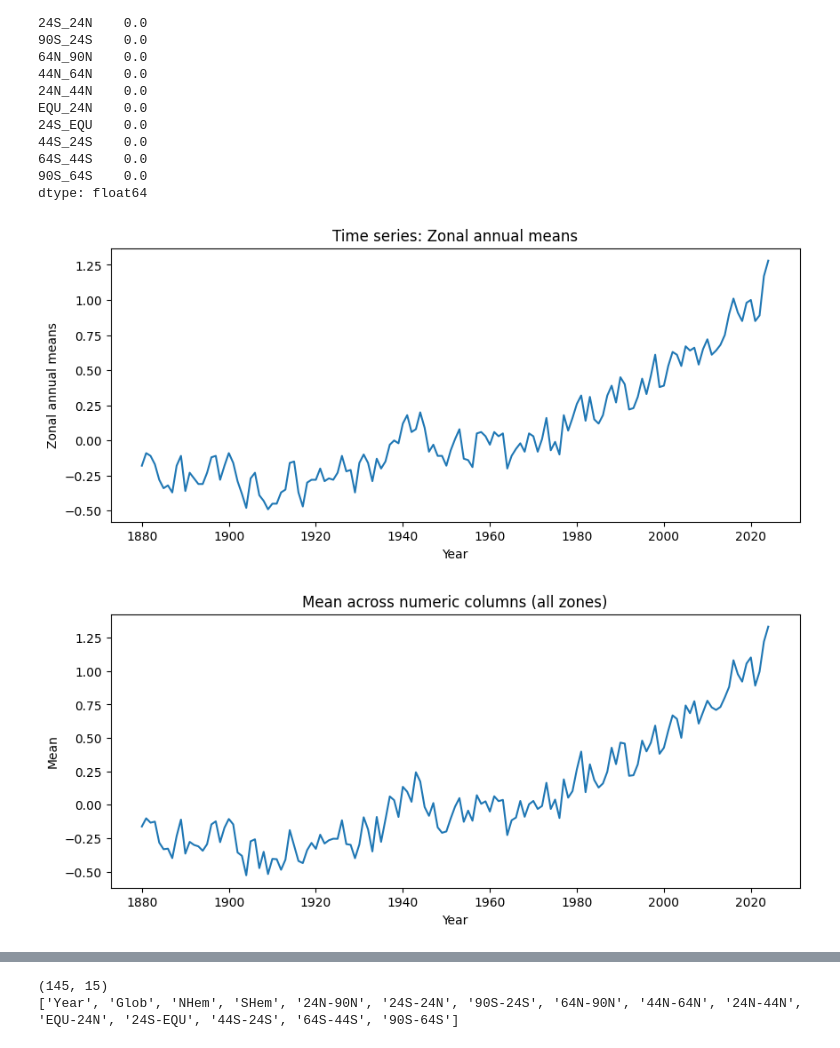
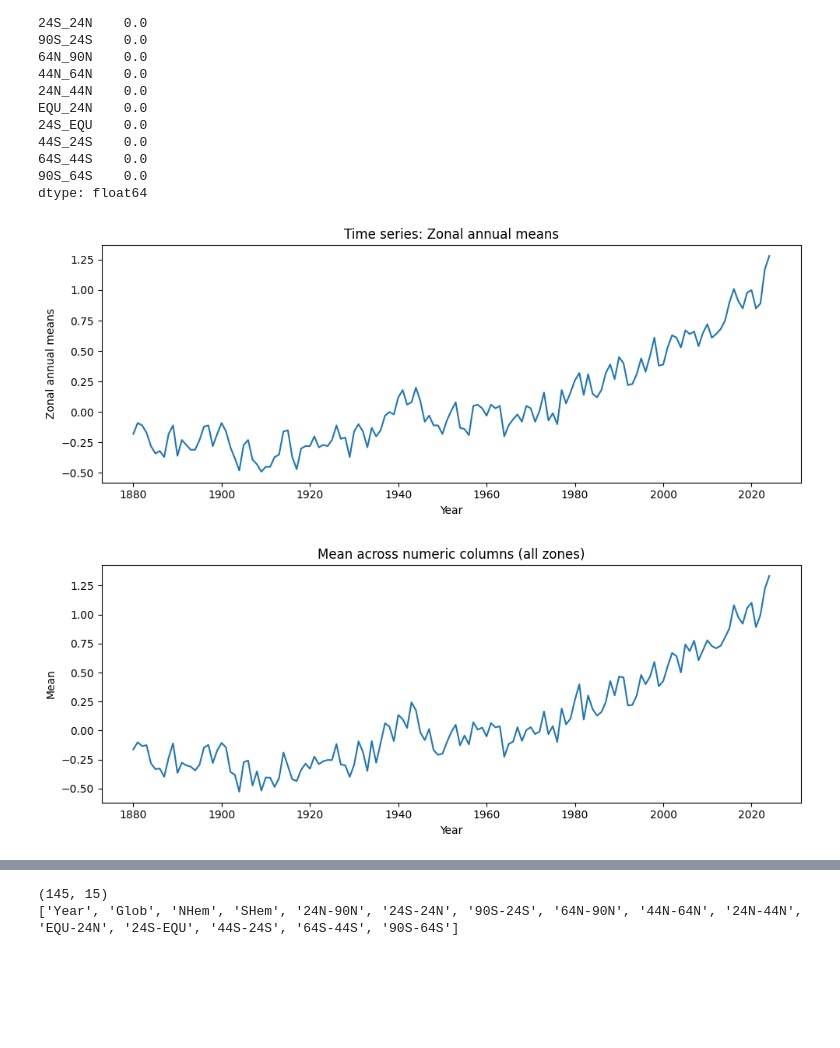
Before and after one commit to VinchC/projet, a Jupyter notebook: ZoneAnn.ipynb, the cells around one changed output, grey strips where cells are left out. Drawn from its saved outputs; the diff is of its cells as text; code cells hidden in the pictures; blank space fills up the shorter version.

Commit message:
Mise à jour l'images

```diff
--- a/ZoneAnn.ipynb
+++ b/ZoneAnn.ipynb
@@ -145,25 +145,38 @@ df = df.set_index("Year")
 # %%
 num_cols = df.select_dtypes(include=[np.number]).columns
 col = num_cols[0]
 
 label_name = "Zonal annual means"
+plt.title(f"Time series: {label_name}")
+plt.xlabel("Year")
+plt.ylabel(label_name)
 
 df[col].plot(figsize=(10,4))
 plt.title(f"Time series: {label_name}")
 plt.xlabel("Year")
 plt.ylabel(label_name)
+# Afficher / Sauvegarder
+plt.tight_layout()
+plt.savefig(
+    "./images/Zonal annual means.png",
+    dpi=300,
+    bbox_inches="tight"
+)
 plt.show()
 # %% [output]
-[figure, old version]
+[figure, new version]
 # %%
 df["mean_all"] = df[num_cols].mean(axis=1)
 df["mean_all"].plot(figsize=(10,4))
 plt.title("Mean across numeric columns (all zones)")
 plt.xlabel("Year")
 plt.ylabel("Mean")
+#Afficher
+plt.tight_layout()
+plt.savefig('./images/Mean across numeric columns (all zones).png', dpi=300, bbox_inches='tight')
 plt.show()
 # %% [output]
-[figure, old version]
+[figure, new version]
 # %%
 col = num_cols[0]
 
```
Also changed, not shown: parts of 6 cells of this notebook, 8 other files.
